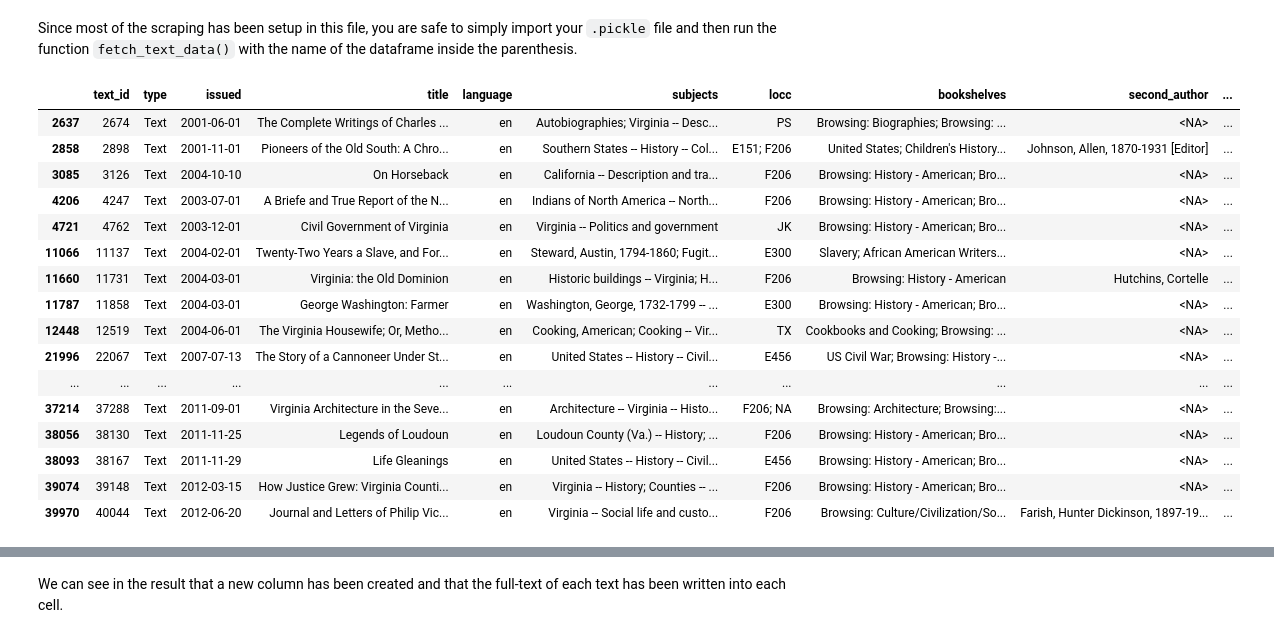
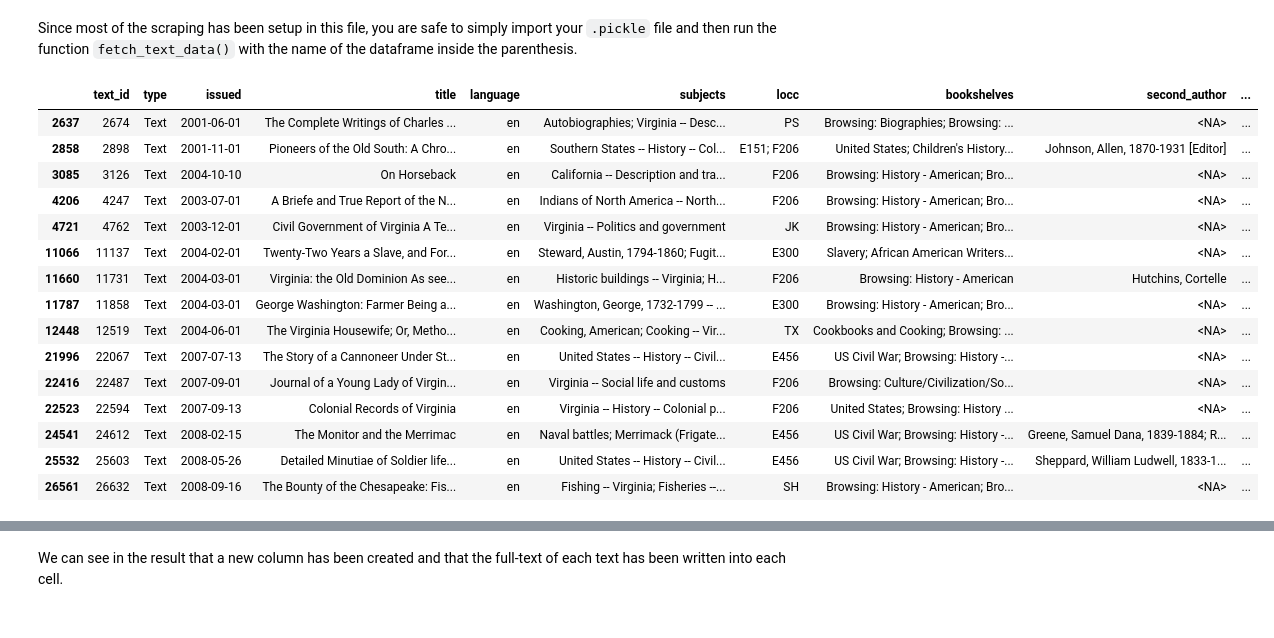
Before and after one commit to joostburgers/python_lessons, a Jupyter notebook: lesson_2/lesson_2_3_scraping_gutenberg_batch_download.ipynb, the cells around one changed output, grey strips where cells are left out. Cells and saved outputs as stored; diff of their text form; code cells hidden in the pictures.

```diff
--- a/lesson_2/lesson_2_3_scraping_gutenberg_batch_download.ipynb
+++ b/lesson_2/lesson_2_3_scraping_gutenberg_batch_download.ipynb
@@ -230,25 +290,24 @@ Since most of the scraping has been setup in this file, you are safe to simply i
 # %%
 df_virginia = pd.read_pickle('virginia_history.pickle')
 # %%
-df_virginia.head(50)
+df_virginia.head(15)
 # %% [output]
 |  | text_id | type | issued | title | language | subjects | locc | bookshelves | second_author | ... |
 | 2637 | 2674 | Text | 2001-06-01 | The Complete Writings of Charles ... | en | Autobiographies; Virginia -- Desc... | PS | Browsing: Biographies; Browsing: ... | <NA> | ... |
 | 2858 | 2898 | Text | 2001-11-01 | Pioneers of the Old South: A Chro... | en | Southern States -- History -- Col... | E151; F206 | United States; Children's History... | Johnson, Allen, 1870-1931 [Editor] | ... |
 | 3085 | 3126 | Text | 2004-10-10 | On Horseback | en | California -- Description and tra... | F206 | Browsing: History - American; Bro... | <NA> | ... |
 | 4206 | 4247 | Text | 2003-07-01 | A Briefe and True Report of the N... | en | Indians of North America -- North... | F206 | Browsing: History - American; Bro... | <NA> | ... |
-| 4721 | 4762 | Text | 2003-12-01 | Civil Government of Virginia | en | Virginia -- Politics and government | JK | Browsing: History - American; Bro... | <NA> | ... |
+| 4721 | 4762 | Text | 2003-12-01 | Civil Government of Virginia A Te... | en | Virginia -- Politics and government | JK | Browsing: History - American; Bro... | <NA> | ... |
 | 11066 | 11137 | Text | 2004-02-01 | Twenty-Two Years a Slave, and For... | en | Steward, Austin, 1794-1860; Fugit... | E300 | Slavery; African American Writers... | <NA> | ... |
-| 11660 | 11731 | Text | 2004-03-01 | Virginia: the Old Dominion | en | Historic buildings -- Virginia; H... | F206 | Browsing: History - American | Hutchins, Cortelle | ... |
-| 11787 | 11858 | Text | 2004-03-01 | George Washington: Farmer | en | Washington, George, 1732-1799 -- ... | E300 | Browsing: History - American; Bro... | <NA> | ... |
+| 11660 | 11731 | Text | 2004-03-01 | Virginia: the Old Dominion As see... | en | Historic buildings -- Virginia; H... | F206 | Browsing: History - American | Hutchins, Cortelle | ... |
+| 11787 | 11858 | Text | 2004-03-01 | George Washington: Farmer Being a... | en | Washington, George, 1732-1799 -- ... | E300 | Browsing: History - American; Bro... | <NA> | ... |
 | 12448 | 12519 | Text | 2004-06-01 | The Virginia Housewife; Or, Metho... | en | Cooking, American; Cooking -- Vir... | TX | Cookbooks and Cooking; Browsing: ... | <NA> | ... |
 | 21996 | 22067 | Text | 2007-07-13 | The Story of a Cannoneer Under St... | en | United States -- History -- Civil... | E456 | US Civil War; Browsing: History -... | <NA> | ... |
-| ... | ... | ... | ... | ... | ... | ... | ... | ... | ... | ... |
-| 37214 | 37288 | Text | 2011-09-01 | Virginia Architecture in the Seve... | en | Architecture -- Virginia -- Histo... | F206; NA | Browsing: Architecture; Browsing:... | <NA> | ... |
-| 38056 | 38130 | Text | 2011-11-25 | Legends of Loudoun | en | Loudoun County (Va.) -- History; ... | F206 | Browsing: History - American; Bro... | <NA> | ... |
-| 38093 | 38167 | Text | 2011-11-29 | Life Gleanings | en | United States -- History -- Civil... | E456 | Browsing: History - American; Bro... | <NA> | ... |
-| 39074 | 39148 | Text | 2012-03-15 | How Justice Grew: Virginia Counti... | en | Virginia -- History; Counties -- ... | F206 | Browsing: History - American; Bro... | <NA> | ... |
-| 39970 | 40044 | Text | 2012-06-20 | Journal and Letters of Philip Vic... | en | Virginia -- Social life and custo... | F206 | Browsing: Culture/Civilization/So... | Farish, Hunter Dickinson, 1897-19... | ... |
+| 22416 | 22487 | Text | 2007-09-01 | Journal of a Young Lady of Virgin... | en | Virginia -- Social life and customs | F206 | Browsing: Culture/Civilization/So... | <NA> | ... |
+| 22523 | 22594 | Text | 2007-09-13 | Colonial Records of Virginia | en | Virginia -- History -- Colonial p... | F206 | United States; Browsing: History ... | <NA> | ... |
+| 24541 | 24612 | Text | 2008-02-15 | The Monitor and the Merrimac | en | Naval battles; Merrimack (Frigate... | E456 | US Civil War; Browsing: History -... | Greene, Samuel Dana, 1839-1884; R... | ... |
+| 25532 | 25603 | Text | 2008-05-26 | Detailed Minutiae of Soldier life... | en | United States -- History -- Civil... | E456 | US Civil War; Browsing: History -... | Sheppard, William Ludwell, 1833-1... | ... |
+| 26561 | 26632 | Text | 2008-09-16 | The Bounty of the Chesapeake: Fis... | en | Fishing -- Virginia; Fisheries --... | SH | Browsing: History - American; Bro... | <NA> | ... |
 # %%
 fetch_text_data(df_virginia)
 # %% [output]
```
Also changed, not shown: parts of 8 cells of this notebook, 12 other files.
